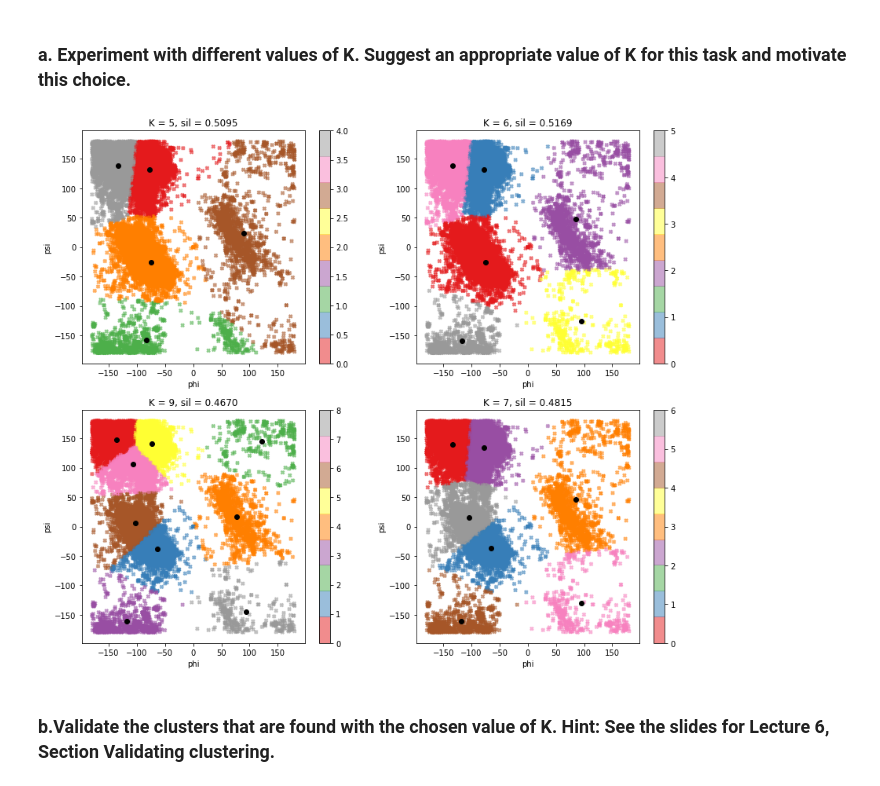
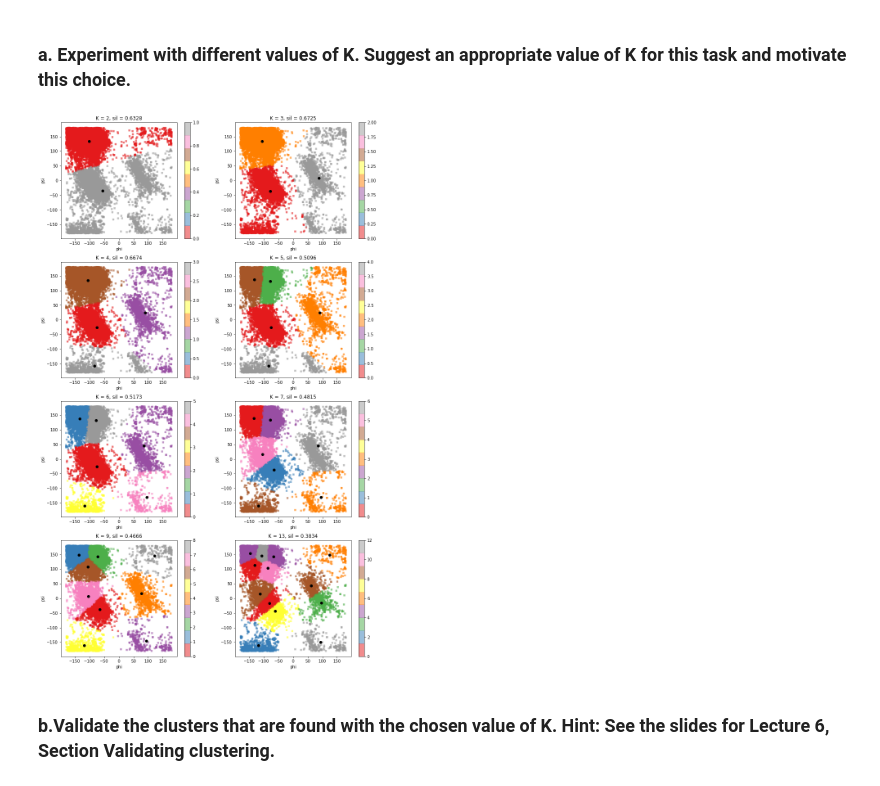
Before and after one commit to jerge/DAT405-DSC, a Jupyter notebook: Lab 3/Lab3.ipynb, the cells around one changed output. Cells and saved outputs as stored; diff of their text form; code cells hidden in the pictures.

```diff
--- a/Lab 3/Lab3.ipynb
+++ b/Lab 3/Lab3.ipynb
@@ -22,33 +34,25 @@ data.plot.scatter(x="phi", y="psi", alpha = 0.5)
 import numpy as np
 
 buckets = 20
-breakpoints = range(-180,181, int(360/buckets))
+step = int(360/buckets)
+breakpoints = range(-180,181,step)
 breakpoints_array = []
 
 for x in breakpoints:
     breakpoints_array.append(x)
 
 print(breakpoints_array)
-hmap = np.zeros((buckets +1, buckets + 1))
+hmap = np.zeros((buckets, buckets))
 
 for i, row in data.iterrows():
-    phiI = 0
-    psiI = 0
-    for i, bp in enumerate(breakpoints_array):
-        if bp > row.psi:
-            psiI = i
-            break
-
-    for i, bp in enumerate(breakpoints_array):
-        if bp > row.phi:
-            phiI = i
-            break
-
+    phiI = testI = int((row.phi + 180)/step)
+    psiI = testI = int((row.psi + 180)/step)
     hmap[psiI,phiI] += 1
-
 
 sns.heatmap(hmap,cmap="gist_yarg")
 plt.gca().invert_yaxis()
+plt.xticks(range(0,buckets + 1), labels=breakpoints_array, rotation=30)
+plt.yticks(range(0,buckets + 1), labels=breakpoints_array, rotation="horizontal")
 plt.show()
 # %% [output]
 [-180, -162, -144, -126, -108, -90, -72, -54, -36, -18, 0, 18, 36, 54, 72, 90, 108, 126, 144, 162, 180]
@@ -56,15 +60,3 @@ plt.show()
-# %%
-def base_round(x, base=5):
-    return base * round(x/base)
-
-dataNumbers = data[['phi','psi']].copy()
-
-amount = np.zeros((360,360))
-it = 0
-for i, row in data.iterrows():
-    amount[base_round(row.phi)][base_round(row.psi)] += 1
-
-sns.heatmap(amount)
 # %% [markdown]
 ## 2 Use  the  K-means  clustering  method to  cluster  the phi  and  psi  angle  combinations  in the data file.
 # %% [markdown]
@@ -72,21 +64,22 @@ sns.heatmap(amount)
 # %%
 from sklearn.cluster import KMeans
 from sklearn.metrics import silhouette_score
 
-ks = [5,6,9,7]
+ks = [2,3,4,5,6,7,9,13]
+dataNumbers = data[["phi", "psi"]].copy()
 
 plt.rcParams['figure.figsize'] = [2*7, int(len(ks)/2)*6]
 fig,axs = plt.subplots(int(len(ks)/2),2)
 axs = axs.flatten()
 
 for i,k in enumerate(ks):
     kmeans = KMeans(n_clusters=k).fit(dataNumbers)
     clusters = kmeans.cluster_centers_
     axs[i].set_title(f"K = {k}, sil = {silhouette_score(dataNumbers, kmeans.labels_):,.4f}")
     data.plot.scatter(x="phi", y="psi", alpha = 0.5, ax=axs[i], c=kmeans.labels_, cmap="Set1", marker='X')
     axs[i].scatter(x=clusters[:,0], y=clusters[:,1], c="Black")
 # %% [output]
-[figure, old version]
+[figure, new version]
 # %% [markdown]
 
 ### b.Validate the clusters that are found with the chosen value of K. Hint: See the slides for Lecture 6, Section Validating clustering.
```
Also changed, not shown: parts of 7 cells of this notebook.
